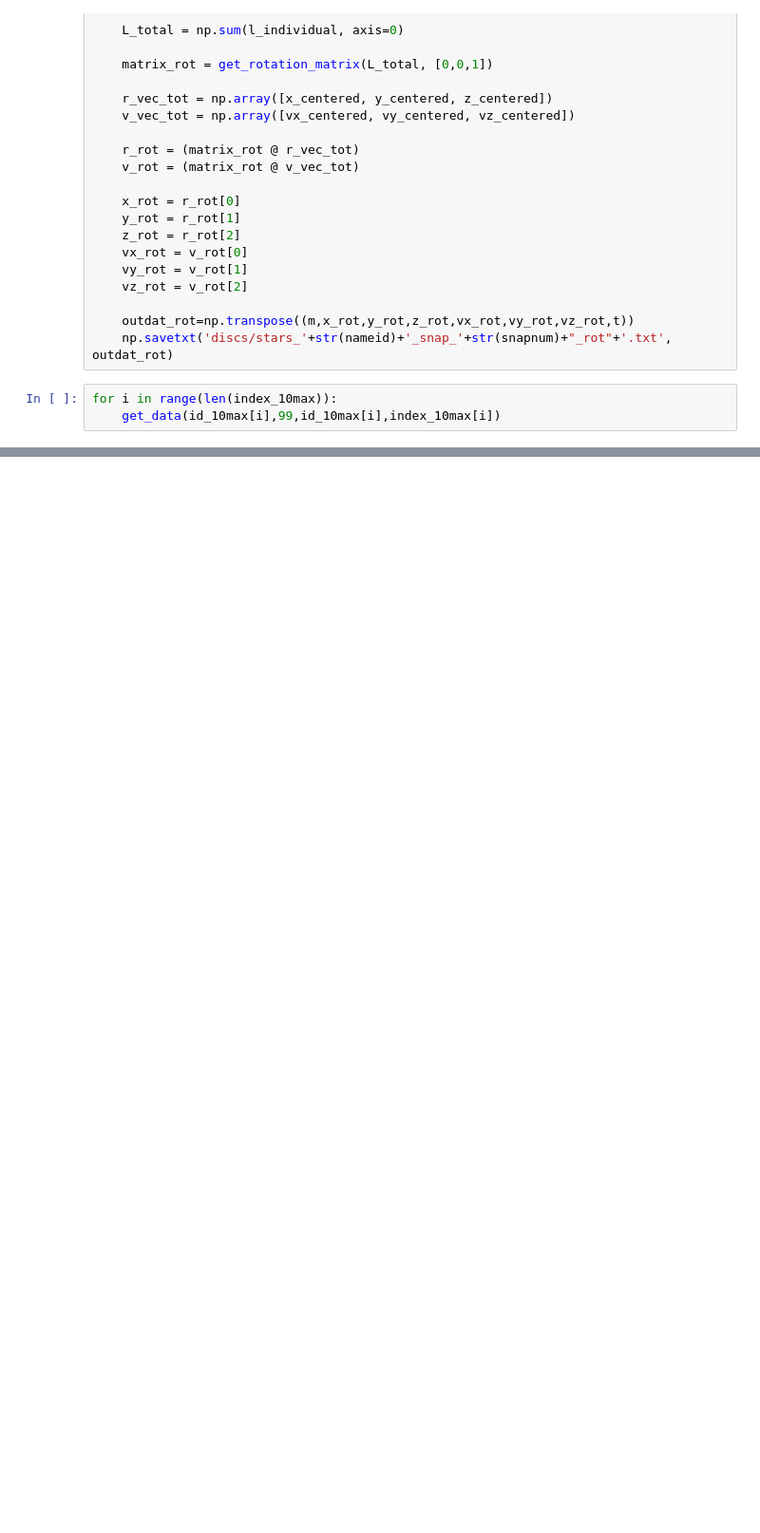
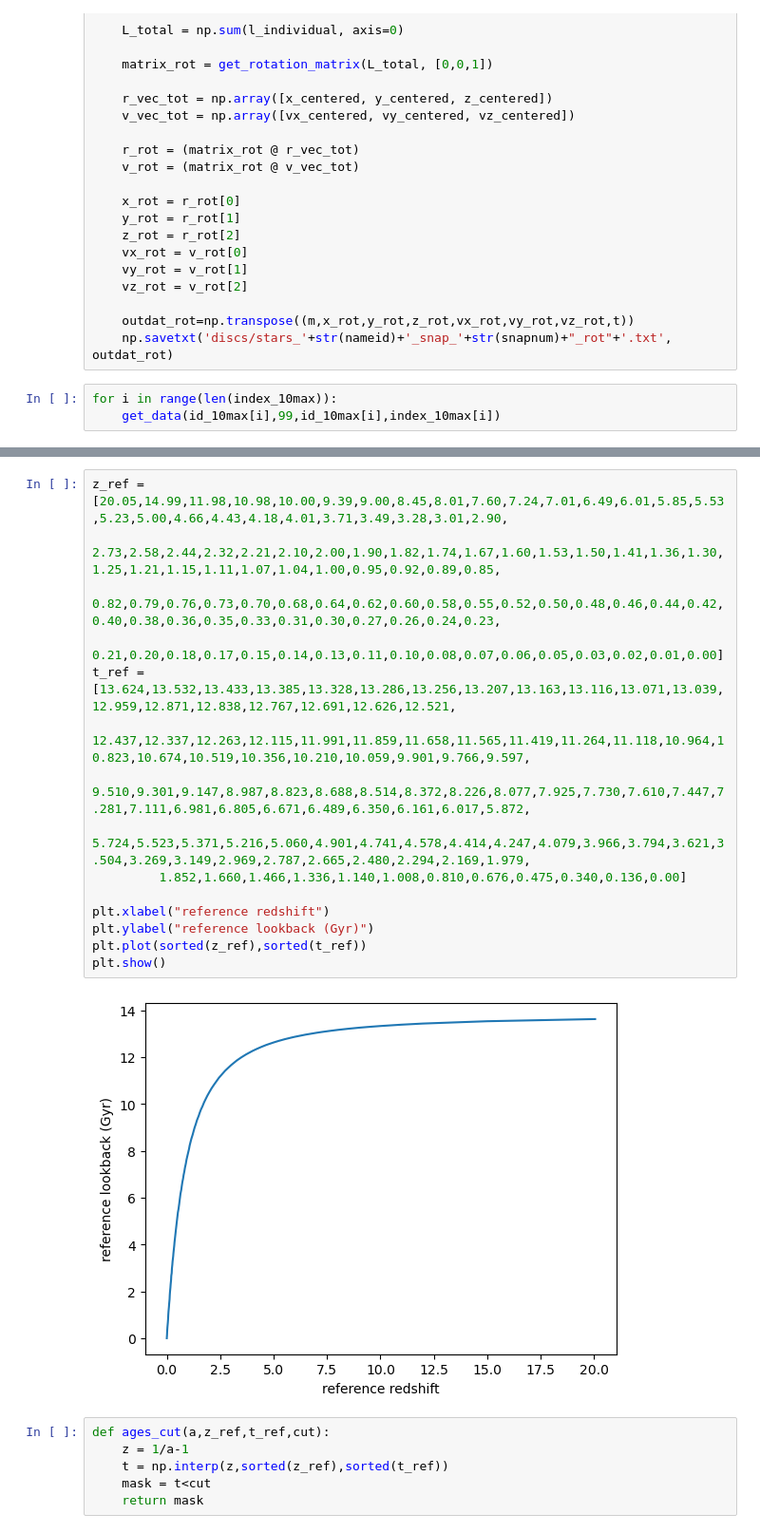
Before and after one commit to Alverd02/Kinematic-Signatures-of-Bars-and-Spirals-in-TNG50-Galaxies, a Jupyter notebook: Multiple galaxies.ipynb, the cells around one changed output, grey strips where cells are left out. Shown at 95% size. Saved outputs shown, nothing was run; the diff lists cells and outputs as text; blank space fills up the shorter version.

```diff
--- a/Multiple galaxies.ipynb
+++ b/Multiple galaxies.ipynb
@@ -495,0 +382,23 @@ plt.show()
+# %%
+z_ref = [20.05,14.99,11.98,10.98,10.00,9.39,9.00,8.45,8.01,7.60,7.24,7.01,6.49,6.01,5.85,5.53,5.23,5.00,4.66,4.43,4.18,4.01,3.71,3.49,3.28,3.01,2.90,
+         2.73,2.58,2.44,2.32,2.21,2.10,2.00,1.90,1.82,1.74,1.67,1.60,1.53,1.50,1.41,1.36,1.30,1.25,1.21,1.15,1.11,1.07,1.04,1.00,0.95,0.92,0.89,0.85,
+         0.82,0.79,0.76,0.73,0.70,0.68,0.64,0.62,0.60,0.58,0.55,0.52,0.50,0.48,0.46,0.44,0.42,0.40,0.38,0.36,0.35,0.33,0.31,0.30,0.27,0.26,0.24,0.23,
+         0.21,0.20,0.18,0.17,0.15,0.14,0.13,0.11,0.10,0.08,0.07,0.06,0.05,0.03,0.02,0.01,0.00]
+t_ref = [13.624,13.532,13.433,13.385,13.328,13.286,13.256,13.207,13.163,13.116,13.071,13.039,12.959,12.871,12.838,12.767,12.691,12.626,12.521,
+         12.437,12.337,12.263,12.115,11.991,11.859,11.658,11.565,11.419,11.264,11.118,10.964,10.823,10.674,10.519,10.356,10.210,10.059,9.901,9.766,9.597,
+         9.510,9.301,9.147,8.987,8.823,8.688,8.514,8.372,8.226,8.077,7.925,7.730,7.610,7.447,7.281,7.111,6.981,6.805,6.671,6.489,6.350,6.161,6.017,5.872,
+         5.724,5.523,5.371,5.216,5.060,4.901,4.741,4.578,4.414,4.247,4.079,3.966,3.794,3.621,3.504,3.269,3.149,2.969,2.787,2.665,2.480,2.294,2.169,1.979,
+         1.852,1.660,1.466,1.336,1.140,1.008,0.810,0.676,0.475,0.340,0.136,0.00]
+
+plt.xlabel("reference redshift")
+plt.ylabel("reference lookback (Gyr)")
+plt.plot(sorted(z_ref),sorted(t_ref))
+plt.show()
+# %% [output]
+[figure, added]
+# %%
+def ages_cut(a,z_ref,t_ref,cut):
+    z = 1/a-1
+    t = np.interp(z,sorted(z_ref),sorted(t_ref))
+    mask = t<cut
+    return mask
```
Also changed, not shown: parts of 20 cells of this notebook.
